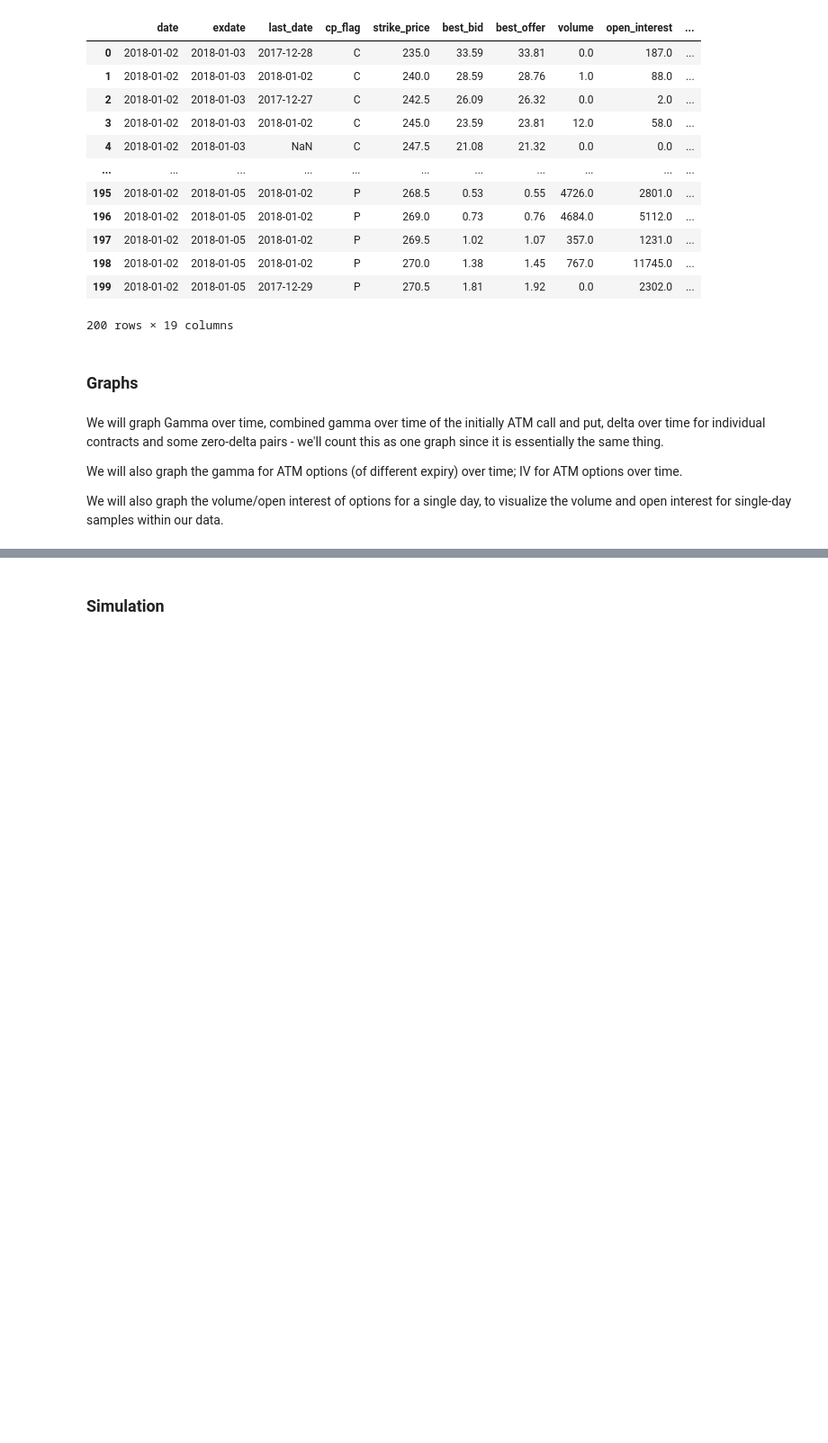
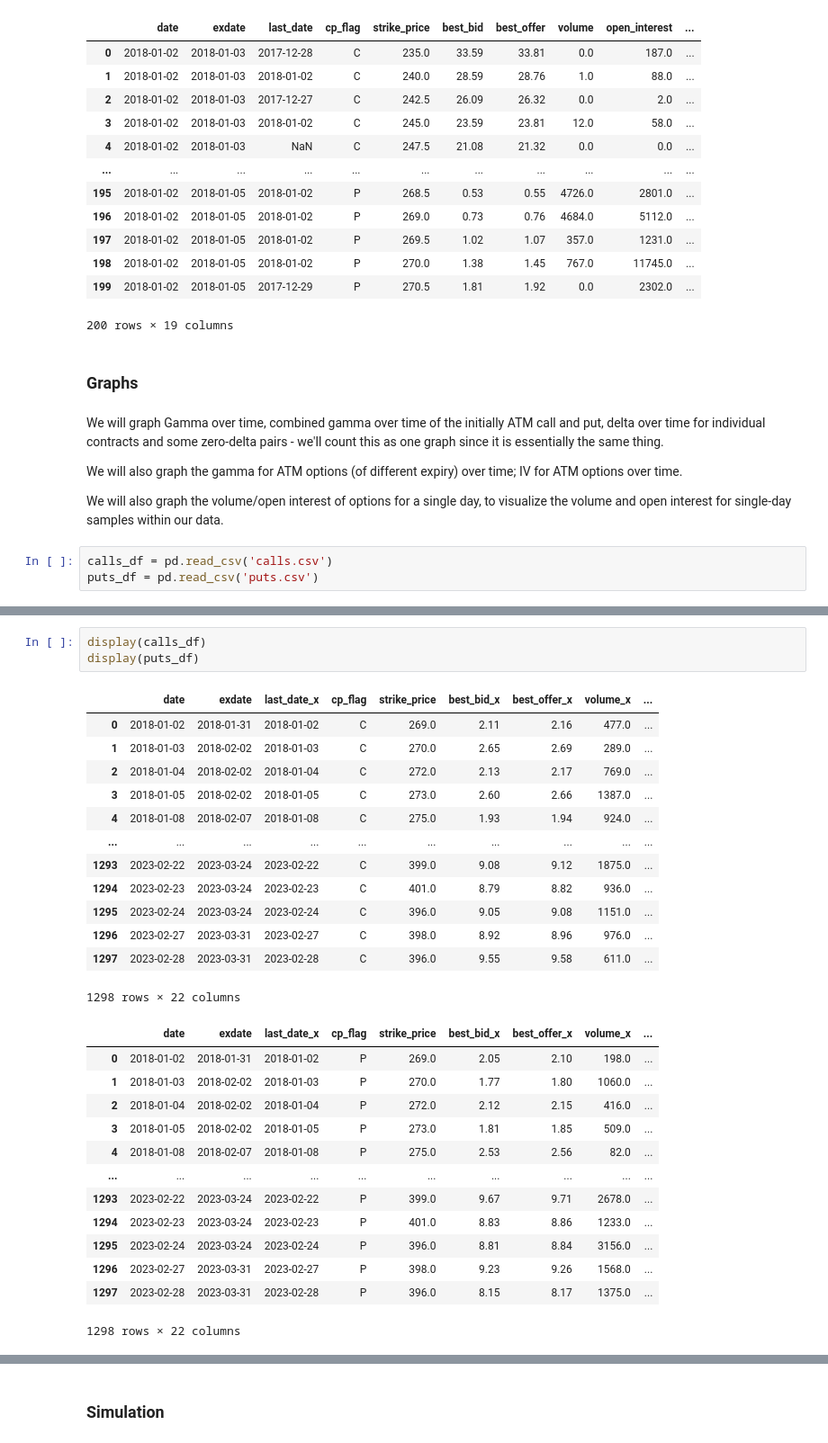
Before and after one commit to jyfinm/QTS_Final_Project, a Jupyter notebook: graph_simulation.ipynb, the cells around one changed output, grey strips where cells are left out. Shown at 90% size. Cells and saved outputs as stored; diff of their text form; blank space fills up the shorter version.

```diff
--- a/graph_simulation.ipynb
+++ b/graph_simulation.ipynb
@@ -85,3 +85,6 @@ We will graph Gamma over time, combined gamma over time of the initially ATM cal
 We will also graph the gamma for ATM options (of different expiry) over time; IV for ATM options over time.
 
 We will also graph the volume/open interest of options for a single day, to visualize the volume and open interest for single-day samples within our data.
+# %%
+calls_df = pd.read_csv('calls.csv')
+puts_df = pd.read_csv('puts.csv')
@@ -87,0 +142,30 @@ We will also graph the volume/open interest of options for a single day, to visu
+# %%
+display(calls_df)
+display(puts_df)
+# %% [output]
+|  | date | exdate | last_date_x | cp_flag | strike_price | best_bid_x | best_offer_x | volume_x | ... |
+| 0 | 2018-01-02 | 2018-01-31 | 2018-01-02 | C | 269.0 | 2.11 | 2.16 | 477.0 | ... |
+| 1 | 2018-01-03 | 2018-02-02 | 2018-01-03 | C | 270.0 | 2.65 | 2.69 | 289.0 | ... |
+| 2 | 2018-01-04 | 2018-02-02 | 2018-01-04 | C | 272.0 | 2.13 | 2.17 | 769.0 | ... |
+| 3 | 2018-01-05 | 2018-02-02 | 2018-01-05 | C | 273.0 | 2.60 | 2.66 | 1387.0 | ... |
+| 4 | 2018-01-08 | 2018-02-07 | 2018-01-08 | C | 275.0 | 1.93 | 1.94 | 924.0 | ... |
+| ... | ... | ... | ... | ... | ... | ... | ... | ... | ... |
+| 1293 | 2023-02-22 | 2023-03-24 | 2023-02-22 | C | 399.0 | 9.08 | 9.12 | 1875.0 | ... |
+| 1294 | 2023-02-23 | 2023-03-24 | 2023-02-23 | C | 401.0 | 8.79 | 8.82 | 936.0 | ... |
+| 1295 | 2023-02-24 | 2023-03-24 | 2023-02-24 | C | 396.0 | 9.05 | 9.08 | 1151.0 | ... |
+| 1296 | 2023-02-27 | 2023-03-31 | 2023-02-27 | C | 398.0 | 8.92 | 8.96 | 976.0 | ... |
+| 1297 | 2023-02-28 | 2023-03-31 | 2023-02-28 | C | 396.0 | 9.55 | 9.58 | 611.0 | ... |
+1298 rows × 22 columns
+|  | date | exdate | last_date_x | cp_flag | strike_price | best_bid_x | best_offer_x | volume_x | ... |
+| 0 | 2018-01-02 | 2018-01-31 | 2018-01-02 | P | 269.0 | 2.05 | 2.10 | 198.0 | ... |
+| 1 | 2018-01-03 | 2018-02-02 | 2018-01-03 | P | 270.0 | 1.77 | 1.80 | 1060.0 | ... |
+| 2 | 2018-01-04 | 2018-02-02 | 2018-01-04 | P | 272.0 | 2.12 | 2.15 | 416.0 | ... |
+| 3 | 2018-01-05 | 2018-02-02 | 2018-01-05 | P | 273.0 | 1.81 | 1.85 | 509.0 | ... |
+| 4 | 2018-01-08 | 2018-02-07 | 2018-01-08 | P | 275.0 | 2.53 | 2.56 | 82.0 | ... |
+| ... | ... | ... | ... | ... | ... | ... | ... | ... | ... |
+| 1293 | 2023-02-22 | 2023-03-24 | 2023-02-22 | P | 399.0 | 9.67 | 9.71 | 2678.0 | ... |
+| 1294 | 2023-02-23 | 2023-03-24 | 2023-02-23 | P | 401.0 | 8.83 | 8.86 | 1233.0 | ... |
+| 1295 | 2023-02-24 | 2023-03-24 | 2023-02-24 | P | 396.0 | 8.81 | 8.84 | 3156.0 | ... |
+| 1296 | 2023-02-27 | 2023-03-31 | 2023-02-27 | P | 398.0 | 9.23 | 9.26 | 1568.0 | ... |
+| 1297 | 2023-02-28 | 2023-03-31 | 2023-02-28 | P | 396.0 | 8.15 | 8.17 | 1375.0 | ... |
+1298 rows × 22 columns
```
Also changed, not shown: parts of 17 cells of this notebook.
